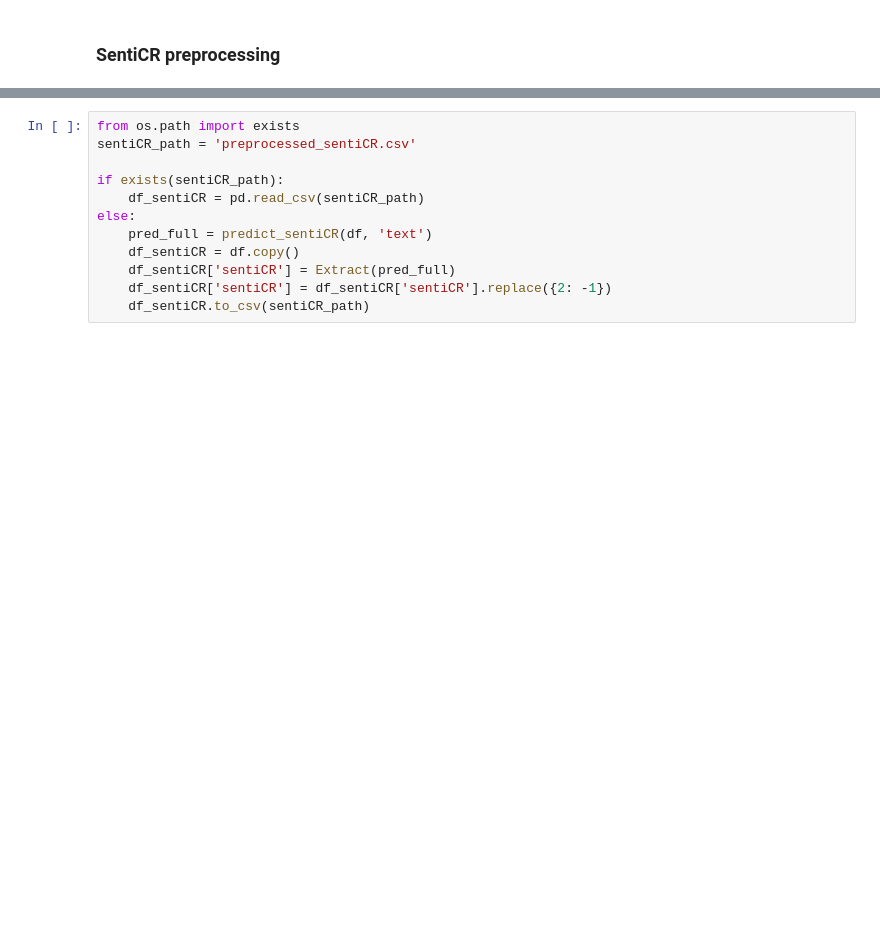
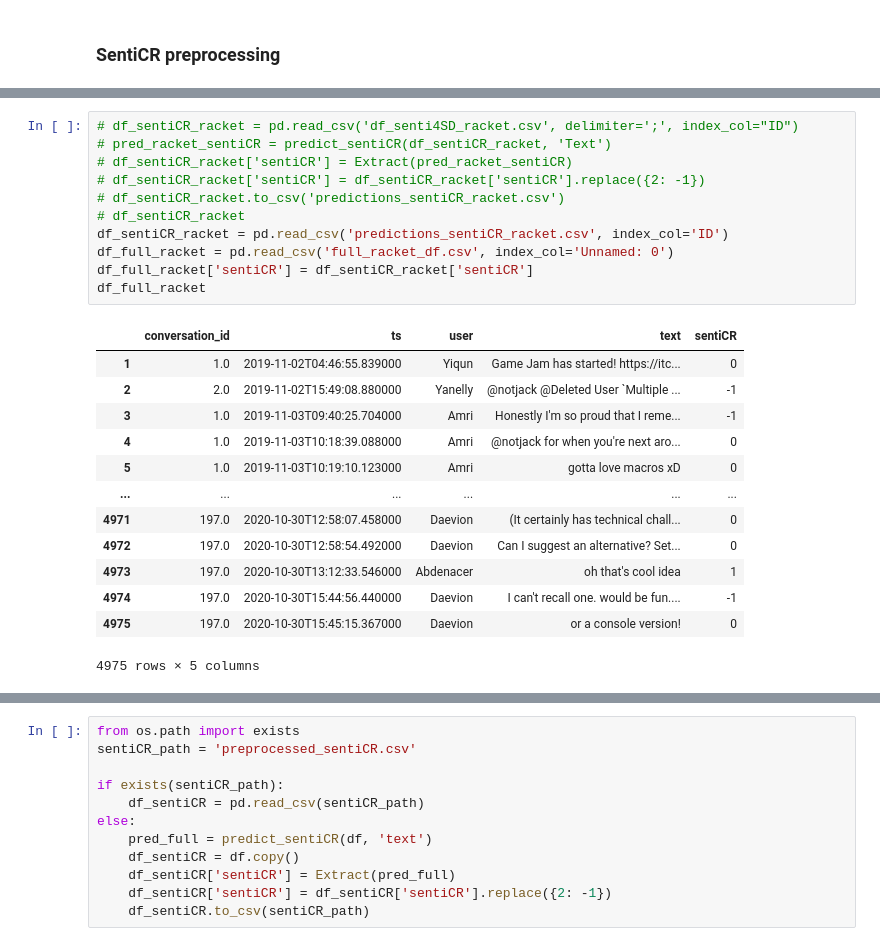
Before and after one commit to Tomgroot/empiricalSE, a Jupyter notebook: SentiScore.ipynb, the cells around one changed output, grey strips where cells are left out. Saved outputs shown, nothing was run; the diff lists cells and outputs as text; blank space fills up the shorter version.

```diff
--- a/SentiScore.ipynb
+++ b/SentiScore.ipynb
@@ -33,0 +60,25 @@ Training used 8.74 seconds
+# %%
+# df_sentiCR_racket = pd.read_csv('df_senti4SD_racket.csv', delimiter=';', index_col="ID")
+# pred_racket_sentiCR = predict_sentiCR(df_sentiCR_racket, 'Text')
+# df_sentiCR_racket['sentiCR'] = Extract(pred_racket_sentiCR)
+# df_sentiCR_racket['sentiCR'] = df_sentiCR_racket['sentiCR'].replace({2: -1})
+# df_sentiCR_racket.to_csv('predictions_sentiCR_racket.csv')
+# df_sentiCR_racket
+df_sentiCR_racket = pd.read_csv('predictions_sentiCR_racket.csv', index_col='ID')
+df_full_racket = pd.read_csv('full_racket_df.csv', index_col='Unnamed: 0')
+df_full_racket['sentiCR'] = df_sentiCR_racket['sentiCR']
+df_full_racket
+# %% [output]
+|  | conversation_id | ts | user | text | sentiCR |
+| 1 | 1.0 | 2019-11-02T04:46:55.839000 | Yiqun | Game Jam has started! https://itc... | 0 |
+| 2 | 2.0 | 2019-11-02T15:49:08.880000 | Yanelly | @notjack @Deleted User `Multiple ... | -1 |
+| 3 | 1.0 | 2019-11-03T09:40:25.704000 | Amri | Honestly I'm so proud that I reme... | -1 |
+| 4 | 1.0 | 2019-11-03T10:18:39.088000 | Amri | @notjack for when you're next aro... | 0 |
+| 5 | 1.0 | 2019-11-03T10:19:10.123000 | Amri | gotta love macros xD | 0 |
+| ... | ... | ... | ... | ... | ... |
+| 4971 | 197.0 | 2020-10-30T12:58:07.458000 | Daevion | (It certainly has technical chall... | 0 |
+| 4972 | 197.0 | 2020-10-30T12:58:54.492000 | Daevion | Can I suggest an alternative? Set... | 0 |
+| 4973 | 197.0 | 2020-10-30T13:12:33.546000 | Abdenacer | oh that's cool idea | 1 |
+| 4974 | 197.0 | 2020-10-30T15:44:56.440000 | Daevion | I can't recall one. would be fun.... | -1 |
+| 4975 | 197.0 | 2020-10-30T15:45:15.367000 | Daevion | or a console version! | 0 |
+4975 rows × 5 columns
```
Also changed, not shown: parts of 32 cells of this notebook.
